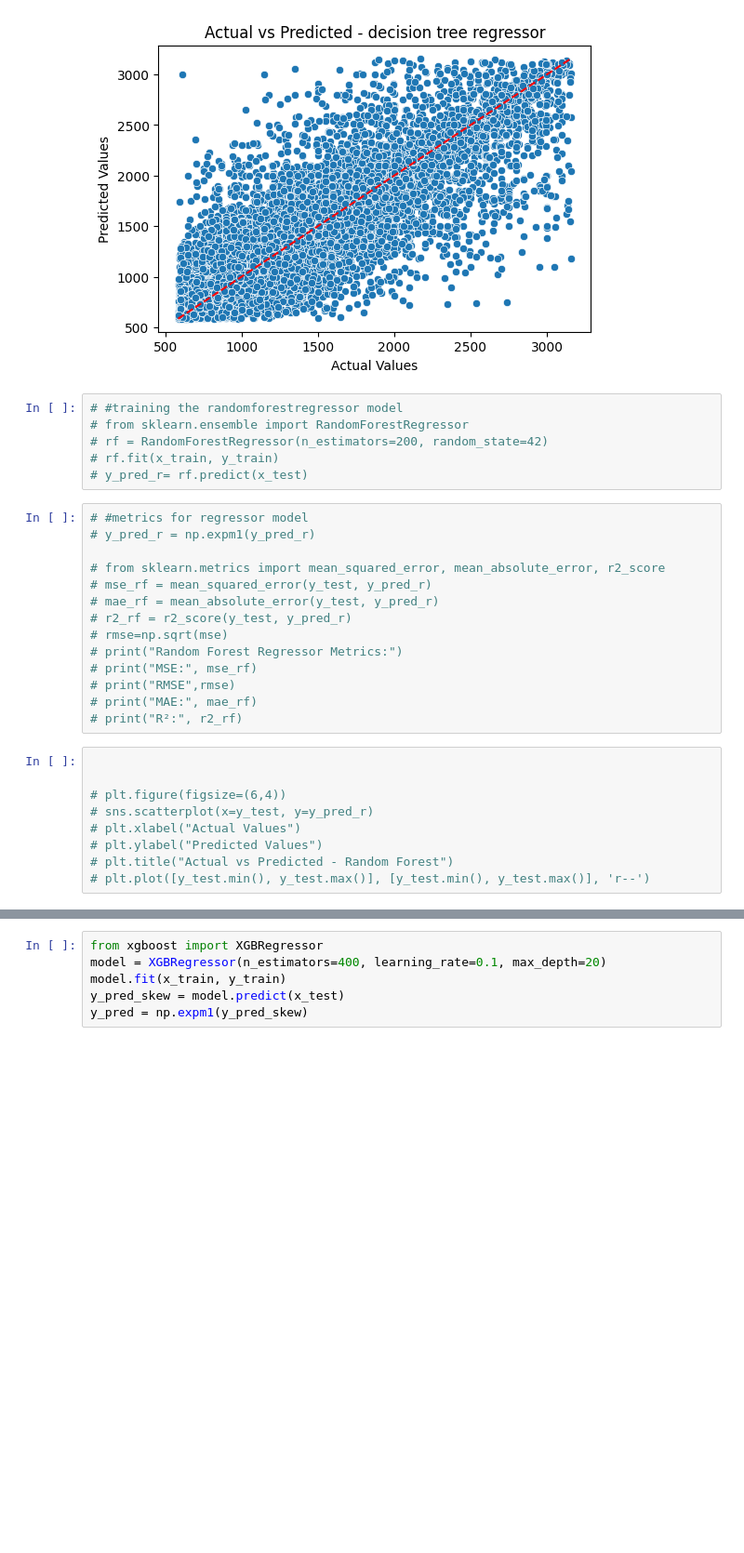
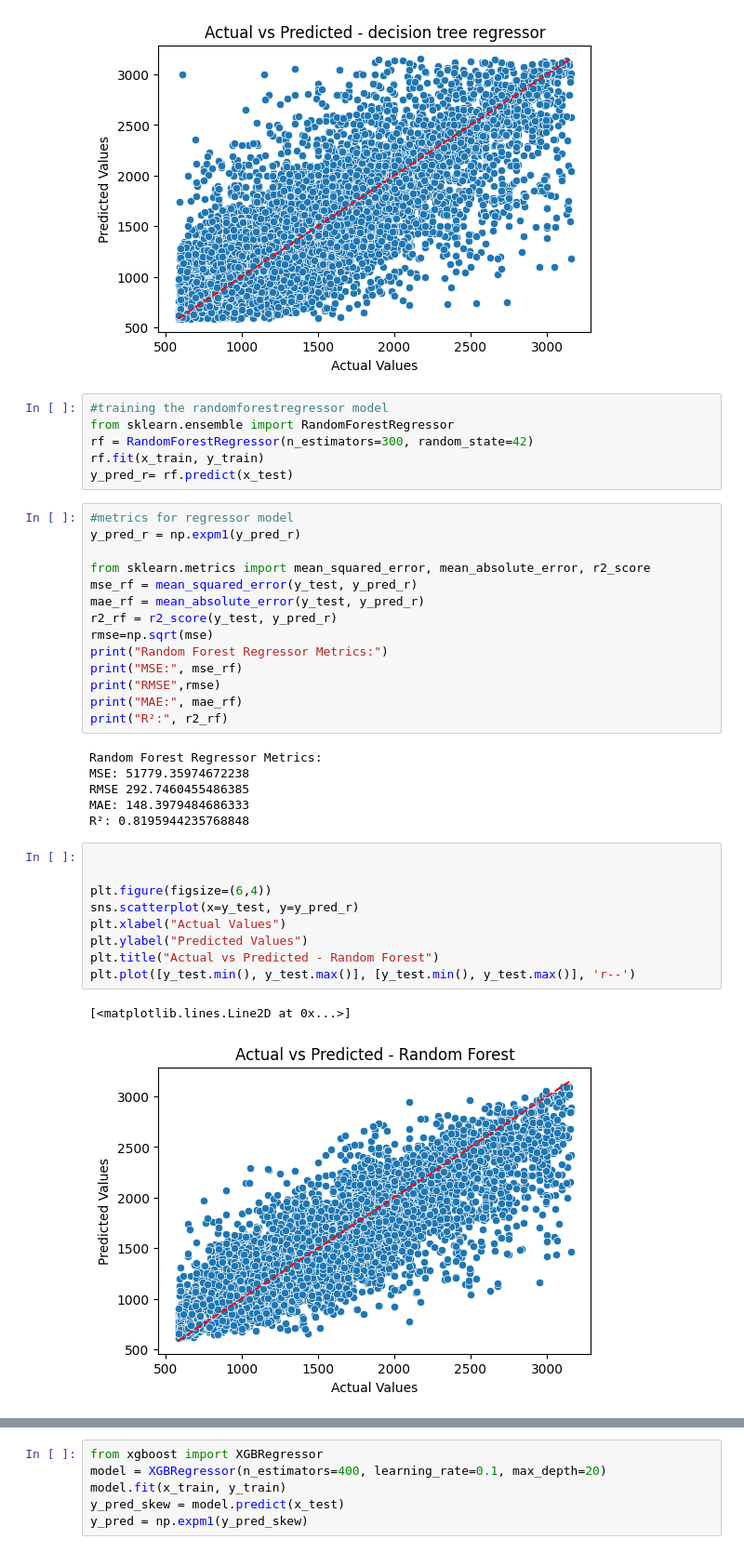
Before and after one commit to srikanthravipati27/ml, a Jupyter notebook: Project.ipynb, the cells around one changed output, grey strips where cells are left out. Shown at 93% size. Cells and saved outputs as stored; diff of their text form; blank space fills up the shorter version.

```diff
--- a/Project.ipynb
+++ b/Project.ipynb
@@ -480,32 +480,41 @@ plt.plot([y_test.min(), y_test.max()], [y_test.min(), y_test.max()], 'r--')
 [<matplotlib.lines.Line2D at 0x...>]
 [figure]
 # %%
-# #training the randomforestregressor model
-# from sklearn.ensemble import RandomForestRegressor
-# rf = RandomForestRegressor(n_estimators=200, random_state=42)
-# rf.fit(x_train, y_train)
-# y_pred_r= rf.predict(x_test)
+#training the randomforestregressor model
+from sklearn.ensemble import RandomForestRegressor
+rf = RandomForestRegressor(n_estimators=300, random_state=42)
+rf.fit(x_train, y_train)
+y_pred_r= rf.predict(x_test)
 # %%
-# #metrics for regressor model
-# y_pred_r = np.expm1(y_pred_r)
+#metrics for regressor model
+y_pred_r = np.expm1(y_pred_r)
 
-# from sklearn.metrics import mean_squared_error, mean_absolute_error, r2_score
-# mse_rf = mean_squared_error(y_test, y_pred_r)
-# mae_rf = mean_absolute_error(y_test, y_pred_r)
-# r2_rf = r2_score(y_test, y_pred_r)
-# rmse=np.sqrt(mse)
-# print("Random Forest Regressor Metrics:")
-# print("MSE:", mse_rf)
-# print("RMSE",rmse)
-# print("MAE:", mae_rf)
-# print("R²:", r2_rf)
+from sklearn.metrics import mean_squared_error, mean_absolute_error, r2_score
+mse_rf = mean_squared_error(y_test, y_pred_r)
+mae_rf = mean_absolute_error(y_test, y_pred_r)
+r2_rf = r2_score(y_test, y_pred_r)
+rmse=np.sqrt(mse)
+print("Random Forest Regressor Metrics:")
+print("MSE:", mse_rf)
+print("RMSE",rmse)
+print("MAE:", mae_rf)
+print("R²:", r2_rf)
+# %% [output]
+Random Forest Regressor Metrics:
+MSE: 51779.35974672238
+RMSE 292.7460455486385
+MAE: 148.3979484686333
+R²: 0.8195944235768848
 # %%
 
 
-# plt.figure(figsize=(6,4))
-# sns.scatterplot(x=y_test, y=y_pred_r)
-# plt.xlabel("Actual Values")
-# plt.ylabel("Predicted Values")
-# plt.title("Actual vs Predicted - Random Forest")
-# plt.plot([y_test.min(), y_test.max()], [y_test.min(), y_test.max()], 'r--')
+plt.figure(figsize=(6,4))
+sns.scatterplot(x=y_test, y=y_pred_r)
+plt.xlabel("Actual Values")
+plt.ylabel("Predicted Values")
+plt.title("Actual vs Predicted - Random Forest")
+plt.plot([y_test.min(), y_test.max()], [y_test.min(), y_test.max()], 'r--')
+# %% [output]
+[<matplotlib.lines.Line2D at 0x...>]
+[figure, added]
 # %%
```
Also changed, not shown: parts of 2 cells of this notebook.
